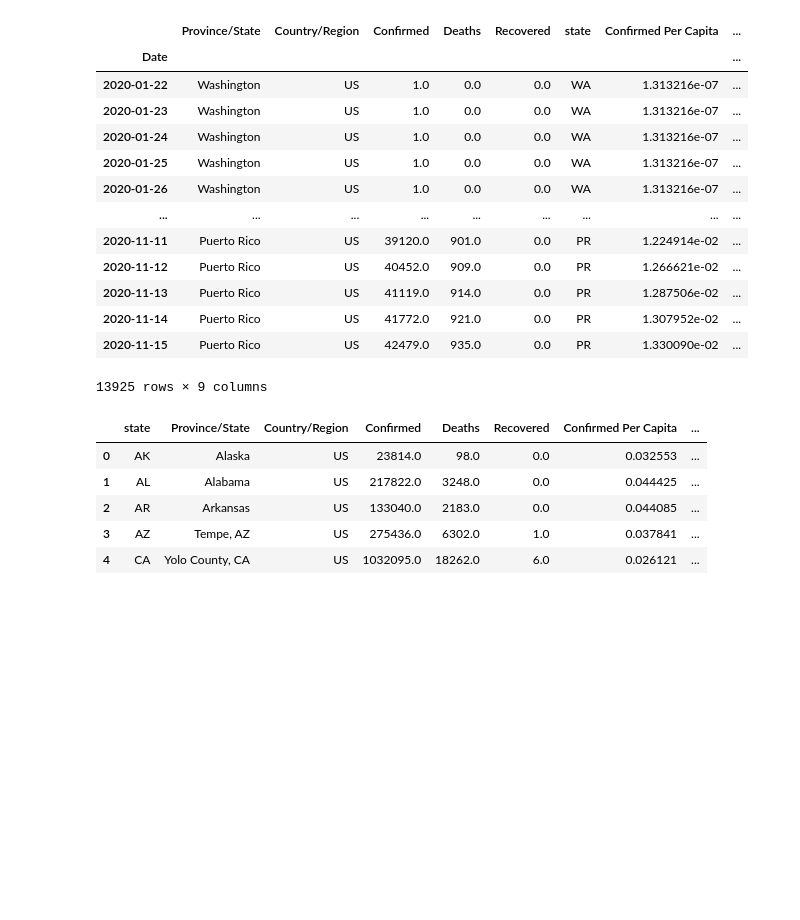
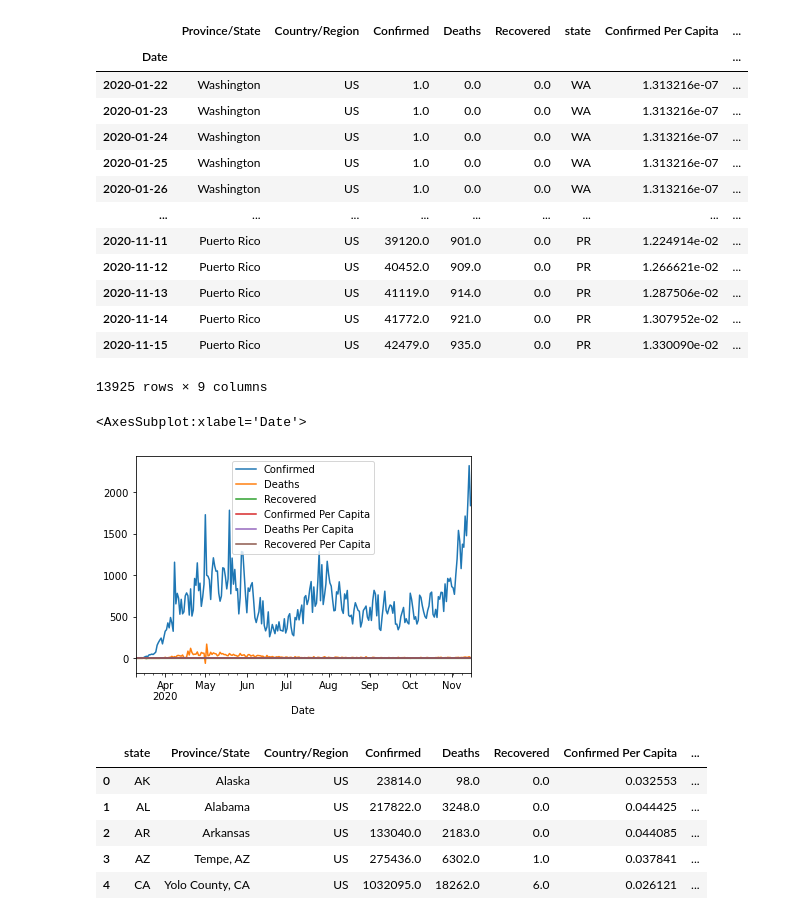
Before and after one commit to jirvingphd/playing-with-coronavirus-data, a Jupyter notebook: coronavirus-v3-WIP.ipynb, the cells around one changed output. Saved outputs shown, nothing was run; the diff lists cells and outputs as text; code cells hidden in the pictures; blank space fills up the shorter version.

```diff
--- a/coronavirus-v3-WIP.ipynb
+++ b/coronavirus-v3-WIP.ipynb
@@ -147,6 +145,16 @@ df_states
 | 2020-11-14 | Puerto Rico | US | 41772.0 | 921.0 | 0.0 | PR | 1.307952e-02 | ... |
 | 2020-11-15 | Puerto Rico | US | 42479.0 | 935.0 | 0.0 | PR | 1.330090e-02 | ... |
 13925 rows × 9 columns
+# %%
+plot_cols=['Confirmed', 'Deaths','Recovered', 'Confirmed Per Capita',
+           'Deaths Per Capita','Recovered Per Capita']
+# %%
+md =df_states.groupby('Province/State').get_group("Maryland")
+# md.set_index('Date')),inplace=True)
+md[plot_cols].diff().plot()
+# %% [output]
+<AxesSubplot:xlabel='Date'>
+[figure, added]
 # %%
 ## Get maximum value for cases by state
 max_corona = df_states.groupby('state').max().reset_index()
```
Also changed, not shown: parts of 16 cells of this notebook, 3 other files.
